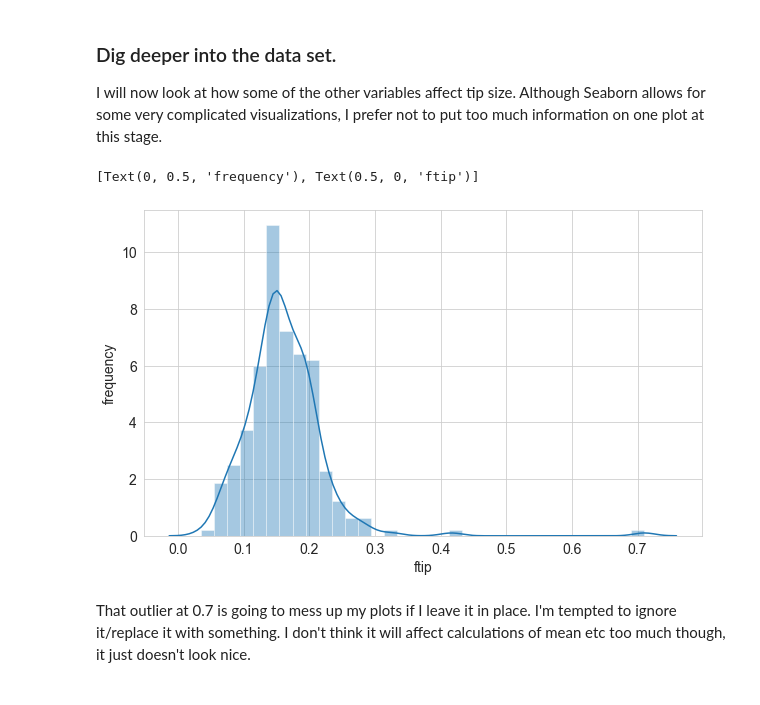
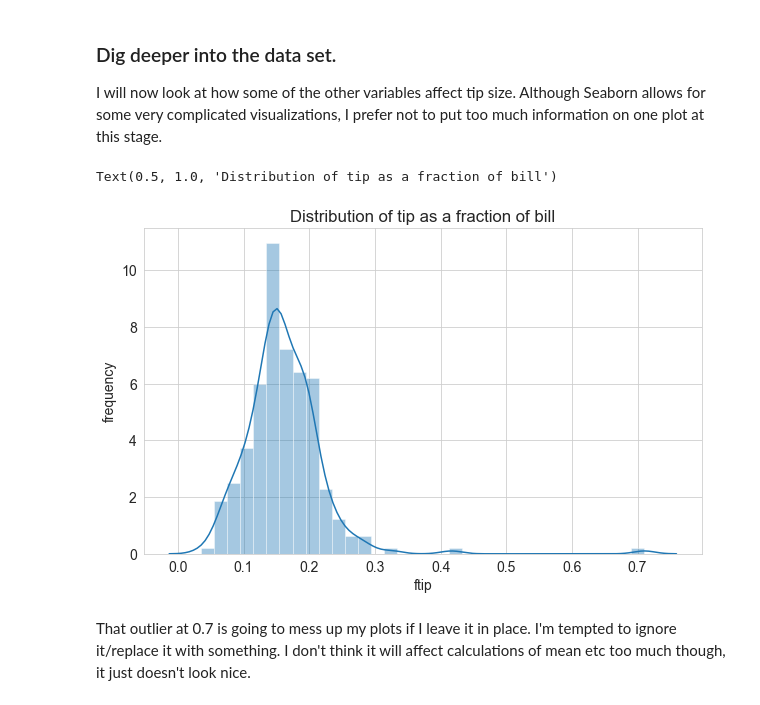
Before and after one commit to elizabethdaly/data-analysis-project, a Jupyter notebook: tips-data-analysis.ipynb, the cells around one changed output. Drawn from its saved outputs; the diff is of its cells as text; code cells hidden in the pictures.

```diff
--- a/tips-data-analysis.ipynb
+++ b/tips-data-analysis.ipynb
@@ -184,10 +197,11 @@ I will now look at how some of the other variables affect tip size. Although Sea
 # %%
 # Histogram of all fractional tips.
 ax = sns.distplot(df['ftip'])
 ax.set(xlabel= 'ftip', ylabel= 'frequency')
+plt.title("Distribution of tip as a fraction of bill")
 # %% [output]
-[Text(0, 0.5, 'frequency'), Text(0.5, 0, 'ftip')]
+Text(0.5, 1.0, 'Distribution of tip as a fraction of bill')
-[figure, old version]
+[figure, new version]
 # %% [markdown]
 That outlier at 0.7 is going to mess up my plots if I leave it in place. I'm tempted to ignore it/replace it with something. I don't think it will affect calculations of mean etc too much though, it just doesn't look nice.
 # %%
```
Also changed, not shown: parts of 44 cells of this notebook, 3 other files.
